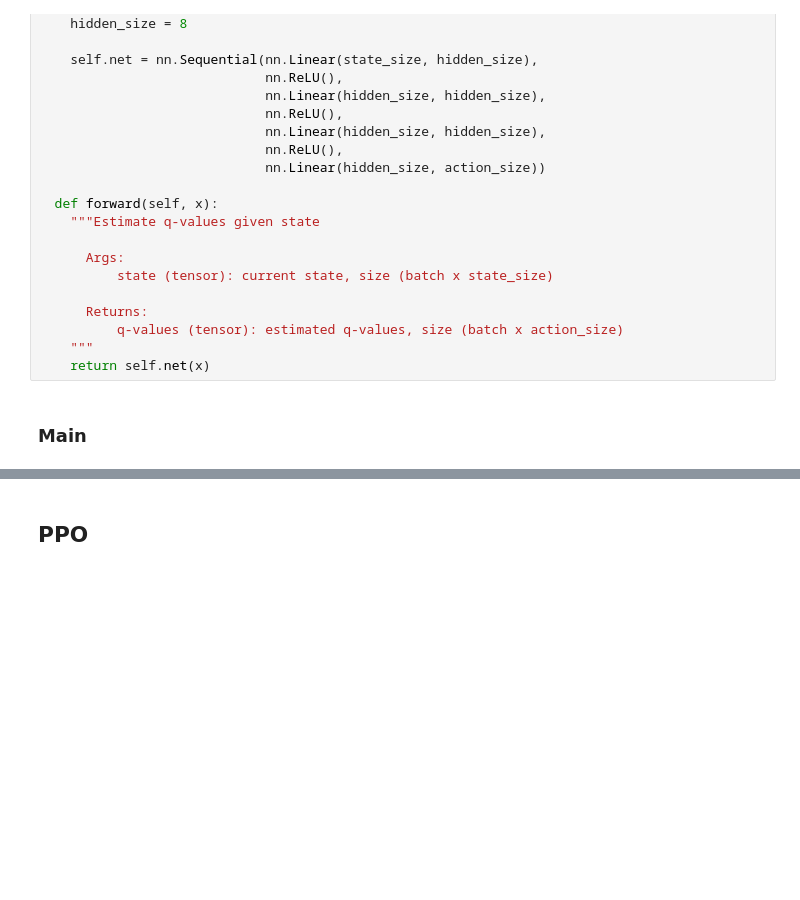
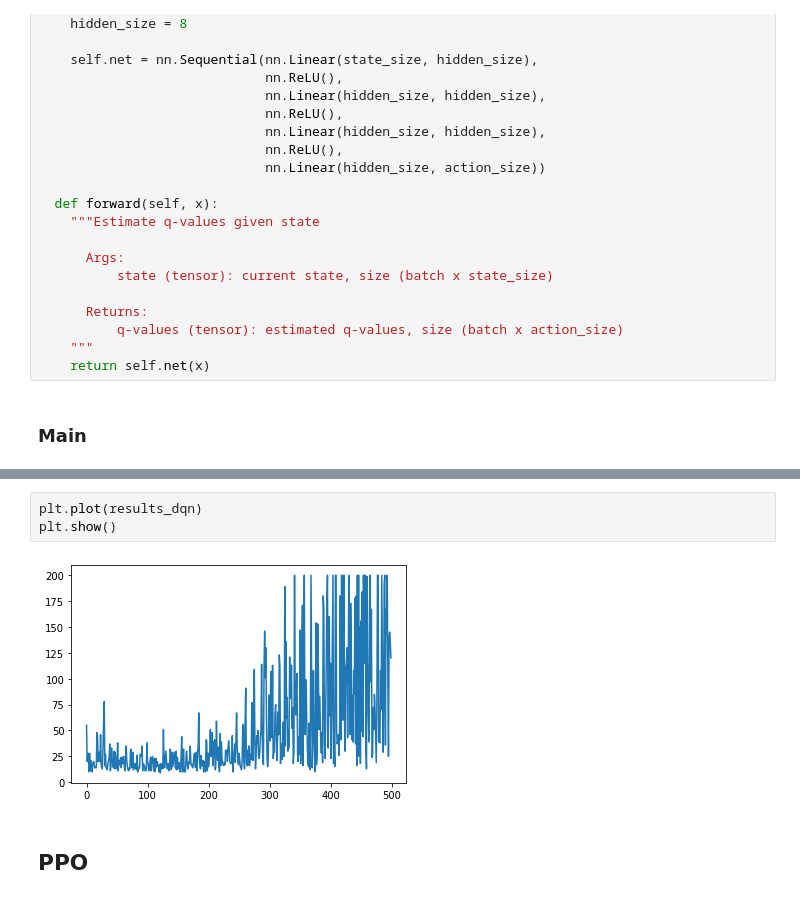
Before and after one commit to ALMerrill/cs474_labs_f2019, a Jupyter notebook: DL_Lab9.ipynb, the cells around one changed output, grey strips where cells are left out. Drawn from its saved outputs; the diff is of its cells as text; blank space fills up the shorter version.

```diff
--- a/DL_Lab9.ipynb
+++ b/DL_Lab9.ipynb
@@ -345,3 +336,8 @@ plt.show()
+# %%
+plt.plot(results_dqn)
+plt.show()
+# %% [output]
+[figure, added]
 # %% [markdown]
 ## PPO
 # %% [markdown]
```
Also changed, not shown: parts of 8 cells of this notebook.
